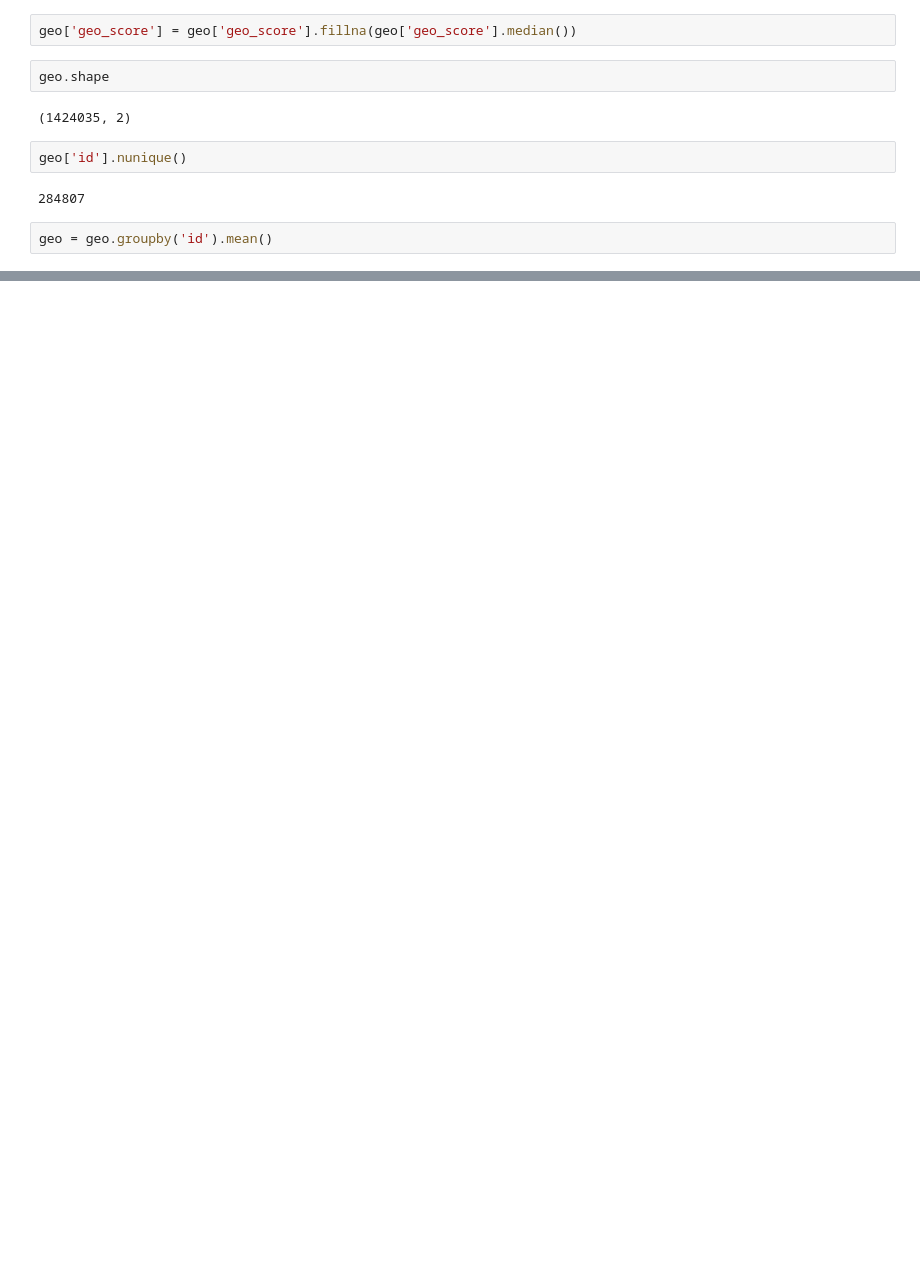
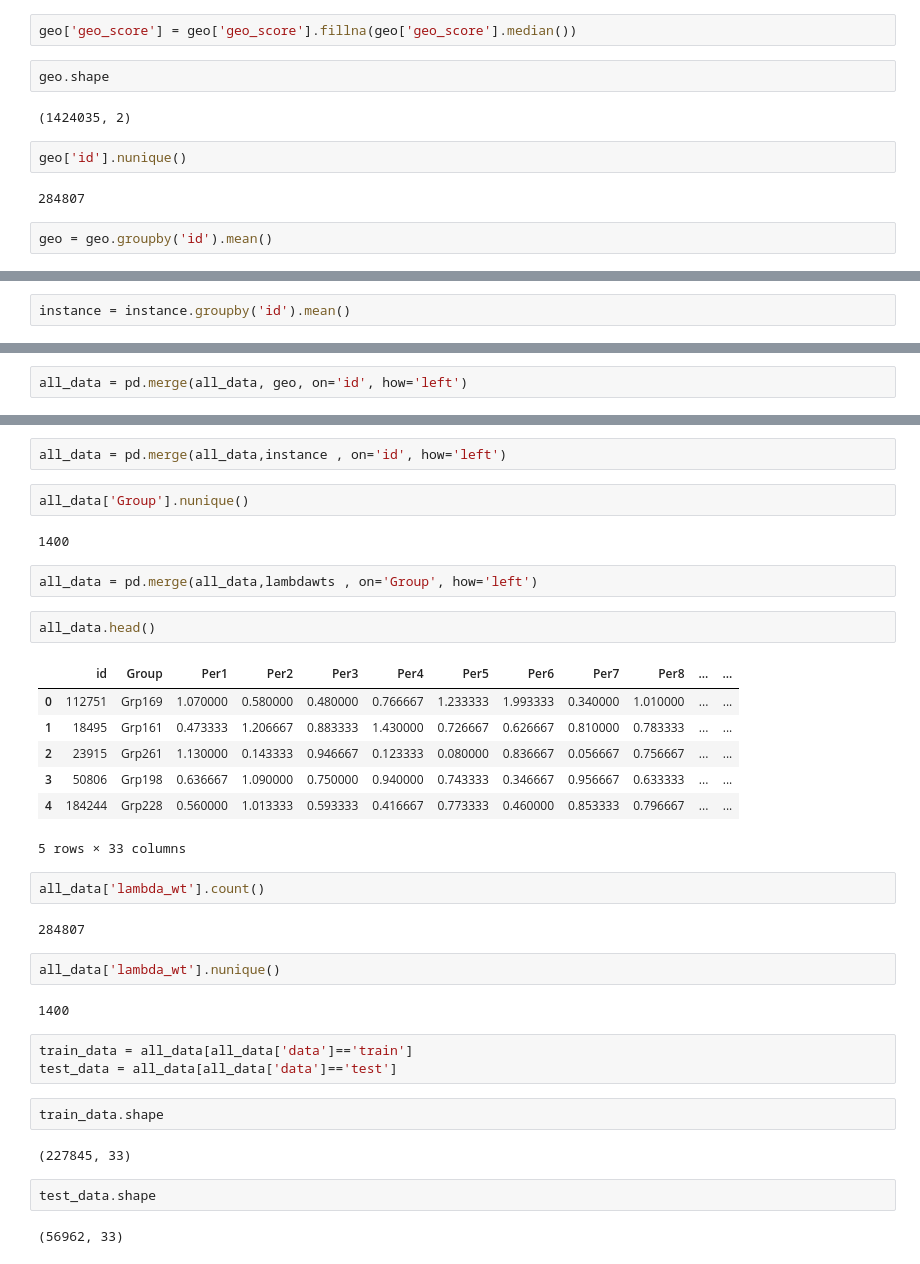
Before and after one commit to KOWSALYAAARU/test_app, a Jupyter notebook: Banking_Domain.ipynb, the cells around one changed output, grey strips where cells are left out. Cells and saved outputs as stored; diff of their text form; blank space fills up the shorter version.

```diff
--- a/Banking_Domain.ipynb
+++ b/Banking_Domain.ipynb
@@ -224,0 +250,2 @@ geo = geo.groupby('id').mean()
+# %%
+instance = instance.groupby('id').mean()
@@ -224,0 +287,2 @@ geo = geo.groupby('id').mean()
+# %%
+all_data = pd.merge(all_data, geo, on='id', how='left')
@@ -224,0 +306,37 @@ geo = geo.groupby('id').mean()
+# %%
+all_data = pd.merge(all_data,instance , on='id', how='left')
+# %%
+all_data['Group'].nunique()
+# %% [output]
+1400
+# %%
+all_data = pd.merge(all_data,lambdawts , on='Group', how='left')
+# %%
+all_data.head()
+# %% [output]
+|  | id | Group | Per1 | Per2 | Per3 | Per4 | Per5 | Per6 | Per7 | Per8 | ... | ... |
+| 0 | 112751 | Grp169 | 1.070000 | 0.580000 | 0.480000 | 0.766667 | 1.233333 | 1.993333 | 0.340000 | 1.010000 | ... | ... |
+| 1 | 18495 | Grp161 | 0.473333 | 1.206667 | 0.883333 | 1.430000 | 0.726667 | 0.626667 | 0.810000 | 0.783333 | ... | ... |
+| 2 | 23915 | Grp261 | 1.130000 | 0.143333 | 0.946667 | 0.123333 | 0.080000 | 0.836667 | 0.056667 | 0.756667 | ... | ... |
+| 3 | 50806 | Grp198 | 0.636667 | 1.090000 | 0.750000 | 0.940000 | 0.743333 | 0.346667 | 0.956667 | 0.633333 | ... | ... |
+| 4 | 184244 | Grp228 | 0.560000 | 1.013333 | 0.593333 | 0.416667 | 0.773333 | 0.460000 | 0.853333 | 0.796667 | ... | ... |
+5 rows × 33 columns
+# %%
+all_data['lambda_wt'].count()
+# %% [output]
+284807
+# %%
+all_data['lambda_wt'].nunique()
+# %% [output]
+1400
+# %%
+train_data = all_data[all_data['data']=='train']
+test_data = all_data[all_data['data']=='test']
+# %%
+train_data.shape
+# %% [output]
+(227845, 33)
+# %%
+test_data.shape
+# %% [output]
+(56962, 33)
```
Also changed, not shown: parts of 11 cells of this notebook.
